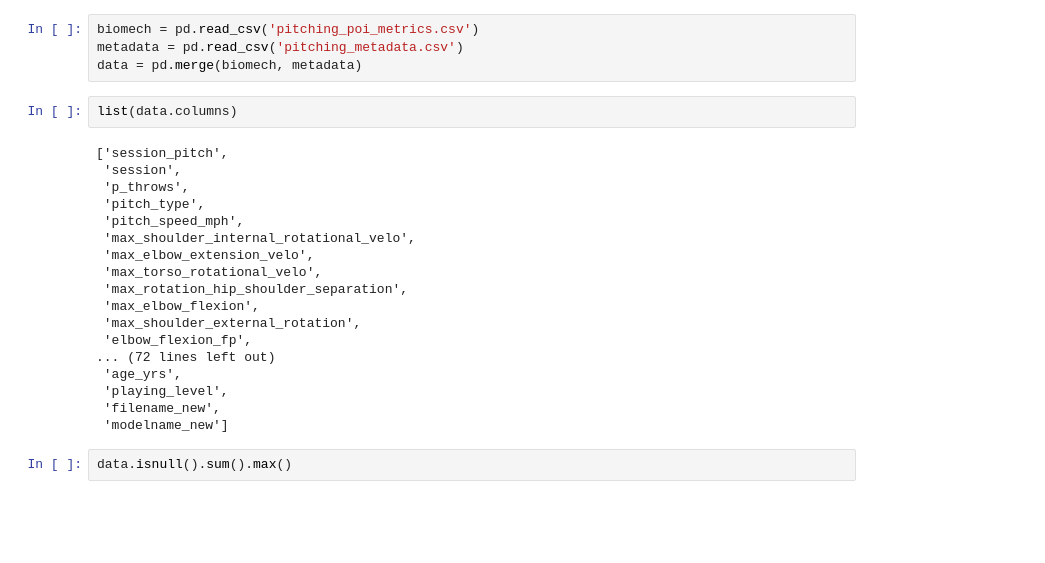
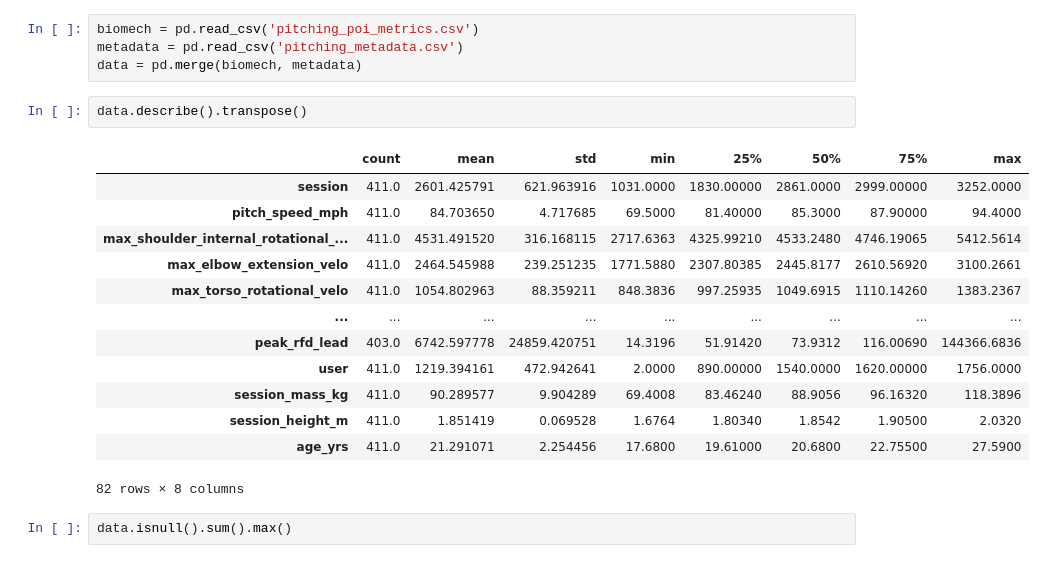
Before and after one commit to jisoawe/Biomech_Pitch_Velo_Prediction, a Jupyter notebook: Pitch Speed Deep Learning.ipynb, the cells around one changed output. Saved outputs shown, nothing was run; the diff lists cells and outputs as text; blank space fills up the shorter version.

```diff
--- a/Pitch Speed Deep Learning.ipynb
+++ b/Pitch Speed Deep Learning.ipynb
@@ -17,25 +23,21 @@ biomech = pd.read_csv('pitching_poi_metrics.csv')
 metadata = pd.read_csv('pitching_metadata.csv')
 data = pd.merge(biomech, metadata)
 # %%
-list(data.columns)
+data.describe().transpose()
 # %% [output]
+|  | count | mean | std | min | 25% | 50% | 75% | max |
+| session | 411.0 | 2601.425791 | 621.963916 | 1031.0000 | 1830.00000 | 2861.0000 | 2999.00000 | 3252.0000 |
+| pitch_speed_mph | 411.0 | 84.703650 | 4.717685 | 69.5000 | 81.40000 | 85.3000 | 87.90000 | 94.4000 |
+| max_shoulder_internal_rotational_... | 411.0 | 4531.491520 | 316.168115 | 2717.6363 | 4325.99210 | 4533.2480 | 4746.19065 | 5412.5614 |
+| max_elbow_extension_velo | 411.0 | 2464.545988 | 239.251235 | 1771.5880 | 2307.80385 | 2445.8177 | 2610.56920 | 3100.2661 |
+| max_torso_rotational_velo | 411.0 | 1054.802963 | 88.359211 | 848.3836 | 997.25935 | 1049.6915 | 1110.14260 | 1383.2367 |
+| ... | ... | ... | ... | ... | ... | ... | ... | ... |
+| peak_rfd_lead | 403.0 | 6742.597778 | 24859.420751 | 14.3196 | 51.91420 | 73.9312 | 116.00690 | 144366.6836 |
+| user | 411.0 | 1219.394161 | 472.942641 | 2.0000 | 890.00000 | 1540.0000 | 1620.00000 | 1756.0000 |
+| session_mass_kg | 411.0 | 90.289577 | 9.904289 | 69.4008 | 83.46240 | 88.9056 | 96.16320 | 118.3896 |
+| session_height_m | 411.0 | 1.851419 | 0.069528 | 1.6764 | 1.80340 | 1.8542 | 1.90500 | 2.0320 |
+| age_yrs | 411.0 | 21.291071 | 2.254456 | 17.6800 | 19.61000 | 20.6800 | 22.75500 | 27.5900 |
-['session_pitch',
- 'session',
- 'p_throws',
- 'pitch_type',
- 'pitch_speed_mph',
- 'max_shoulder_internal_rotational_velo',
- 'max_elbow_extension_velo',
- 'max_torso_rotational_velo',
- 'max_rotation_hip_shoulder_separation',
- 'max_elbow_flexion',
- 'max_shoulder_external_rotation',
- 'elbow_flexion_fp',
-... (72 lines left out)
- 'age_yrs',
- 'playing_level',
- 'filename_new',
- 'modelname_new']
+82 rows × 8 columns
 # %%
 data.isnull().sum().max()
 # %% [output]
```
Also changed, not shown: parts of 20 cells of this notebook.
